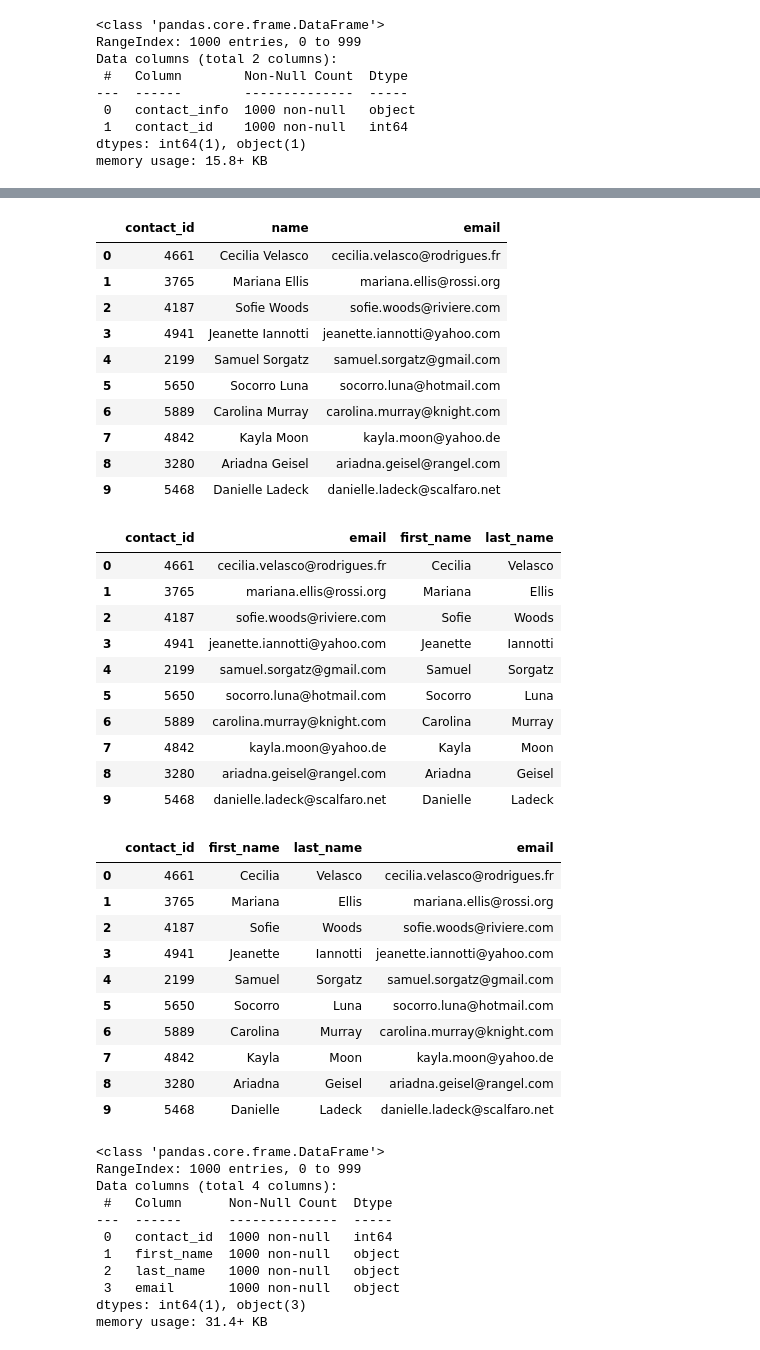
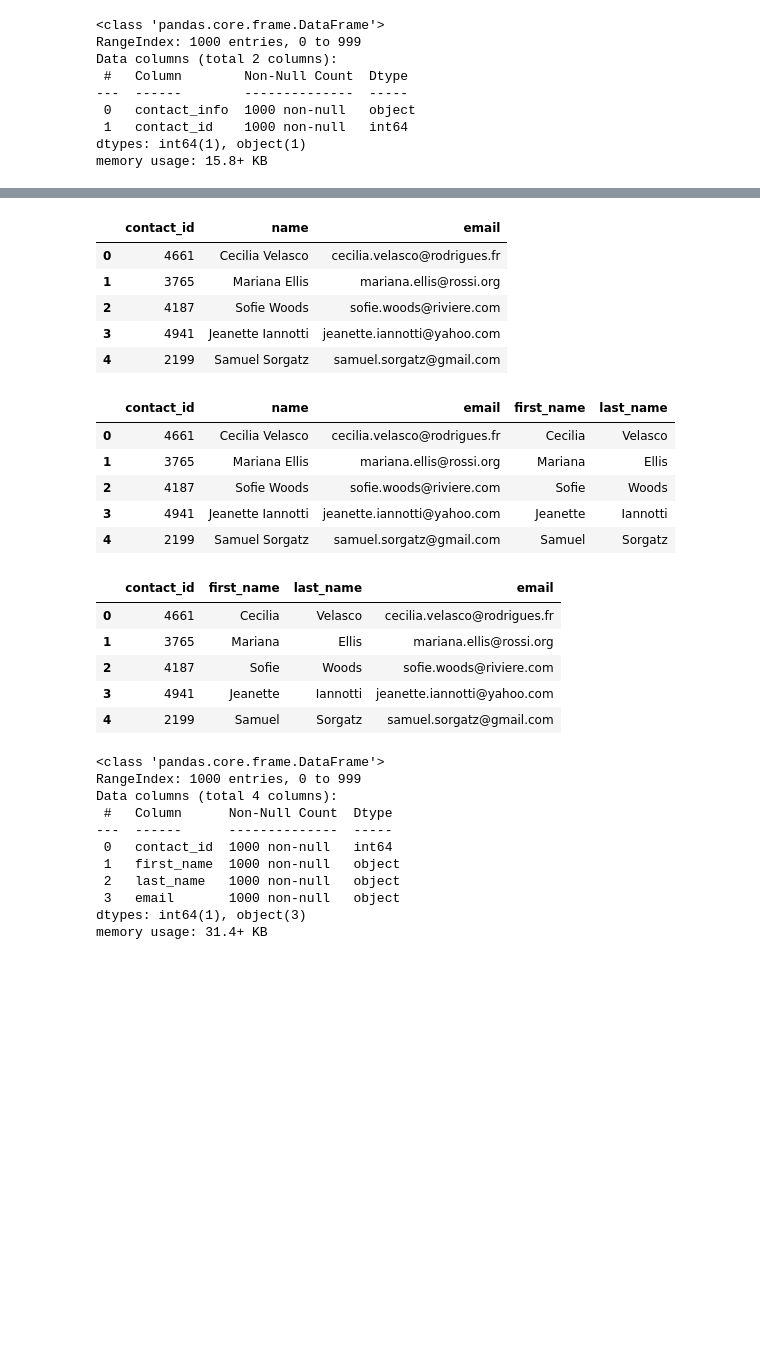
Before and after one commit to beccasolomon22/Crowdfunding_ETL, a Jupyter notebook: ETL_Mini_Project_YPan_Harsh_TErdenebat_RSolomon_LMehare_RChiu.ipynb, the cells around one changed output, grey strips where cells are left out. Drawn from its saved outputs; the diff is of its cells as text; code cells hidden in the pictures; blank space fills up the shorter version.

```diff
--- a/ETL_Mini_Project_YPan_Harsh_TErdenebat_RSolomon_LMehare_RChiu.ipynb
+++ b/ETL_Mini_Project_YPan_Harsh_TErdenebat_RSolomon_LMehare_RChiu.ipynb
@@ -441,6 +473,10 @@ dtypes: object(2)
 memory usage: 15.8+ KB
 # %%
 # Convert the "contact_id" column to an int64 data type.
+
+contact_info_df_copy['contact_id'] = contact_info_df_copy['contact_id'].astype('int64')
+
+contact_info_df_copy.info()
 # %% [output]
 <class 'pandas.core.frame.DataFrame'>
 RangeIndex: 1000 entries, 0 to 999
@@ -453,6 +489,8 @@ dtypes: int64(1), object(1)
 memory usage: 15.8+ KB
 # %%
 # Extract the name of the contact and add it to a new column.
+contact_info_df_copy['name'] = contact_info_df_copy['contact_info'].str.extract(r'([A-Za-z]+\s[A-Za-z]+)')
+contact_info_df_copy.head()
 # %% [output]
 |  | contact_info | contact_id | name |
 | 0 | {"contact_id": 4661, "name": "Cec... | 4661 | Cecilia Velasco |
@@ -468,5 +501,7 @@ memory usage: 15.8+ KB
 # %%
 # Extract the email from the contacts and add the values to a new column.
+contact_info_df_copy['email'] = contact_info_df_copy['contact_info'].str.extract(r'"(\S+\@\S+)"')
+contact_info_df_copy.head()
 # %% [output]
 |  | contact_info | contact_id | name | email |
 | 0 | {"contact_id": 4661, "name": "Cec... | 4661 | Cecilia Velasco | cecilia.velasco@rodrigues.fr |
@@ -482,5 +512,7 @@ memory usage: 15.8+ KB
 # %%
 # Create a copy of the contact_info_df with the 'contact_id', 'name', 'email' columns.
+contacts_df_clean = contact_info_df_copy[['contact_id', 'name', 'email']]
+contacts_df_clean.head()
 # %% [output]
 |  | contact_id | name | email |
 | 0 | 4661 | Cecilia Velasco | cecilia.velasco@rodrigues.fr |
@@ -488,30 +520,22 @@ memory usage: 15.8+ KB
 | 2 | 4187 | Sofie Woods | sofie.woods@riviere.com |
 | 3 | 4941 | Jeanette Iannotti | jeanette.iannotti@yahoo.com |
 | 4 | 2199 | Samuel Sorgatz | samuel.sorgatz@gmail.com |
-| 5 | 5650 | Socorro Luna | socorro.luna@hotmail.com |
-| 6 | 5889 | Carolina Murray | carolina.murray@knight.com |
-| 7 | 4842 | Kayla Moon | kayla.moon@yahoo.de |
-| 8 | 3280 | Ariadna Geisel | ariadna.geisel@rangel.com |
-| 9 | 5468 | Danielle Ladeck | danielle.ladeck@scalfaro.net |
 # %%
 # Create a "first"name" and "last_name" column with the first and last names from the "name" column.
-
-
+contacts_df_clean[['first_name', 'last_name']] = contacts_df_clean['name'].str.split(pat=' ', expand = True)
+contacts_df_clean.head()
 # Drop the contact_name column
 # %% [output]
-|  | contact_id | email | first_name | last_name |
-| 0 | 4661 | cecilia.velasco@rodrigues.fr | Cecilia | Velasco |
-| 1 | 3765 | mariana.ellis@rossi.org | Mariana | Ellis |
-| 2 | 4187 | sofie.woods@riviere.com | Sofie | Woods |
-| 3 | 4941 | jeanette.iannotti@yahoo.com | Jeanette | Iannotti |
-| 4 | 2199 | samuel.sorgatz@gmail.com | Samuel | Sorgatz |
-| 5 | 5650 | socorro.luna@hotmail.com | Socorro | Luna |
-| 6 | 5889 | carolina.murray@knight.com | Carolina | Murray |
-| 7 | 4842 | kayla.moon@yahoo.de | Kayla | Moon |
-| 8 | 3280 | ariadna.geisel@rangel.com | Ariadna | Geisel |
-| 9 | 5468 | danielle.ladeck@scalfaro.net | Danielle | Ladeck |
+|  | contact_id | name | email | first_name | last_name |
+| 0 | 4661 | Cecilia Velasco | cecilia.velasco@rodrigues.fr | Cecilia | Velasco |
+| 1 | 3765 | Mariana Ellis | mariana.ellis@rossi.org | Mariana | Ellis |
+| 2 | 4187 | Sofie Woods | sofie.woods@riviere.com | Sofie | Woods |
+| 3 | 4941 | Jeanette Iannotti | jeanette.iannotti@yahoo.com | Jeanette | Iannotti |
+| 4 | 2199 | Samuel Sorgatz | samuel.sorgatz@gmail.com | Samuel | Sorgatz |
 # %%
 # Reorder the columns
+contacts_df_clean = contacts_df_clean[['contact_id', 'first_name', 'last_name', 'email']]
+contacts_df_clean.head()
 # %% [output]
 |  | contact_id | first_name | last_name | email |
 | 0 | 4661 | Cecilia | Velasco | cecilia.velasco@rodrigues.fr |
@@ -519,10 +543,5 @@ memory usage: 15.8+ KB
 | 2 | 4187 | Sofie | Woods | sofie.woods@riviere.com |
 | 3 | 4941 | Jeanette | Iannotti | jeanette.iannotti@yahoo.com |
 | 4 | 2199 | Samuel | Sorgatz | samuel.sorgatz@gmail.com |
-| 5 | 5650 | Socorro | Luna | socorro.luna@hotmail.com |
-| 6 | 5889 | Carolina | Murray | carolina.murray@knight.com |
-| 7 | 4842 | Kayla | Moon | kayla.moon@yahoo.de |
-| 8 | 3280 | Ariadna | Geisel | ariadna.geisel@rangel.com |
-| 9 | 5468 | Danielle | Ladeck | danielle.ladeck@scalfaro.net |
 # %%
 # Check the datatypes one more time before exporting as CSV file.
```
Also changed, not shown: parts of 12 cells of this notebook.
